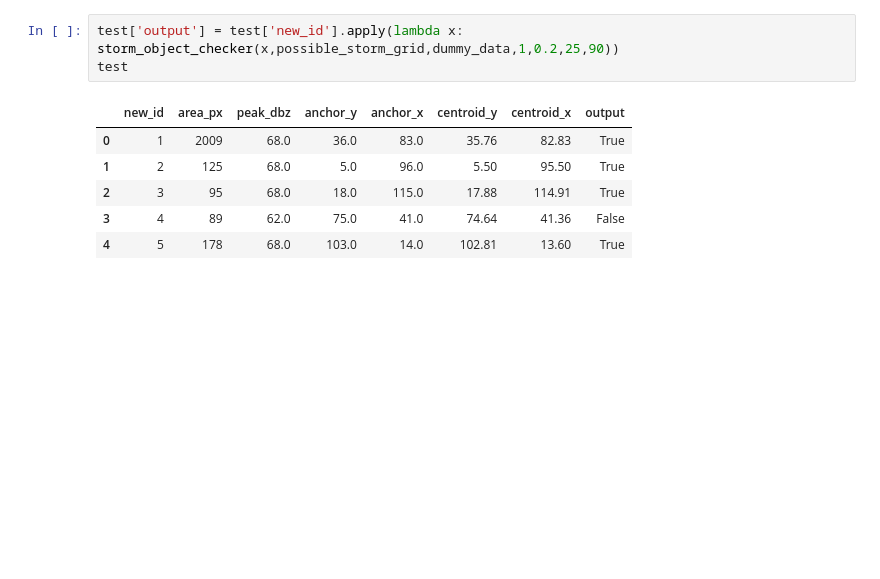
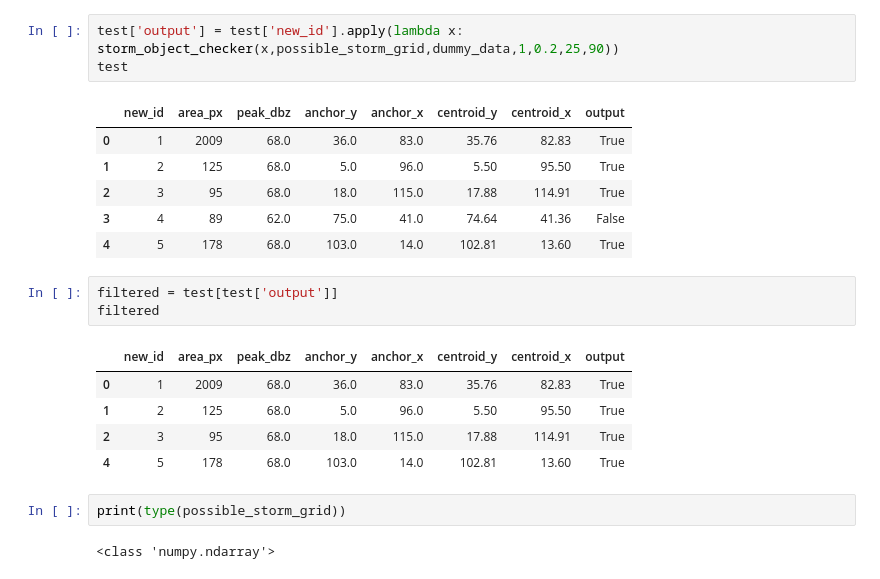
Before and after one commit to ShayneTan03/weather_app, a Jupyter notebook: backend/storm_object_detector/dev.ipynb, the cells around one changed output. Saved outputs shown, nothing was run; the diff lists cells and outputs as text; blank space fills up the shorter version.

Commit message:
saving progress on storm modeling pipeline

```diff
--- a/backend/storm_object_detector/dev.ipynb
+++ b/backend/storm_object_detector/dev.ipynb
@@ -368,3 +371,16 @@ test
 | 2 | 3 | 95 | 68.0 | 18.0 | 115.0 | 17.88 | 114.91 | True |
 | 3 | 4 | 89 | 62.0 | 75.0 | 41.0 | 74.64 | 41.36 | False |
 | 4 | 5 | 178 | 68.0 | 103.0 | 14.0 | 102.81 | 13.60 | True |
+# %%
+filtered = test[test['output']]
+filtered
+# %% [output]
+|  | new_id | area_px | peak_dbz | anchor_y | anchor_x | centroid_y | centroid_x | output |
+| 0 | 1 | 2009 | 68.0 | 36.0 | 83.0 | 35.76 | 82.83 | True |
+| 1 | 2 | 125 | 68.0 | 5.0 | 96.0 | 5.50 | 95.50 | True |
+| 2 | 3 | 95 | 68.0 | 18.0 | 115.0 | 17.88 | 114.91 | True |
+| 4 | 5 | 178 | 68.0 | 103.0 | 14.0 | 102.81 | 13.60 | True |
+# %%
+print(type(possible_storm_grid))
+# %% [output]
+<class 'numpy.ndarray'>
```
Also changed, not shown: parts of 2 cells of this notebook, 1 other file.
